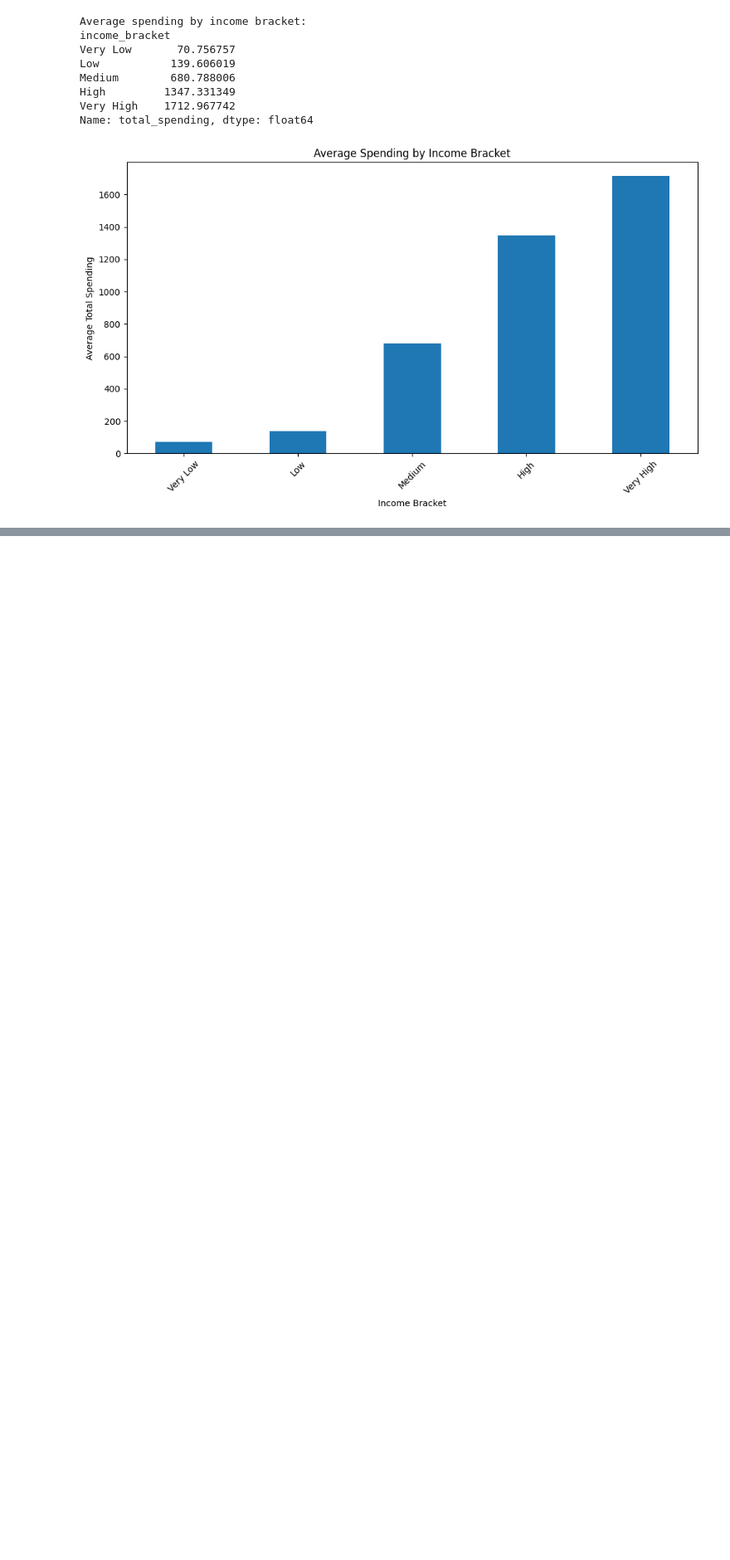
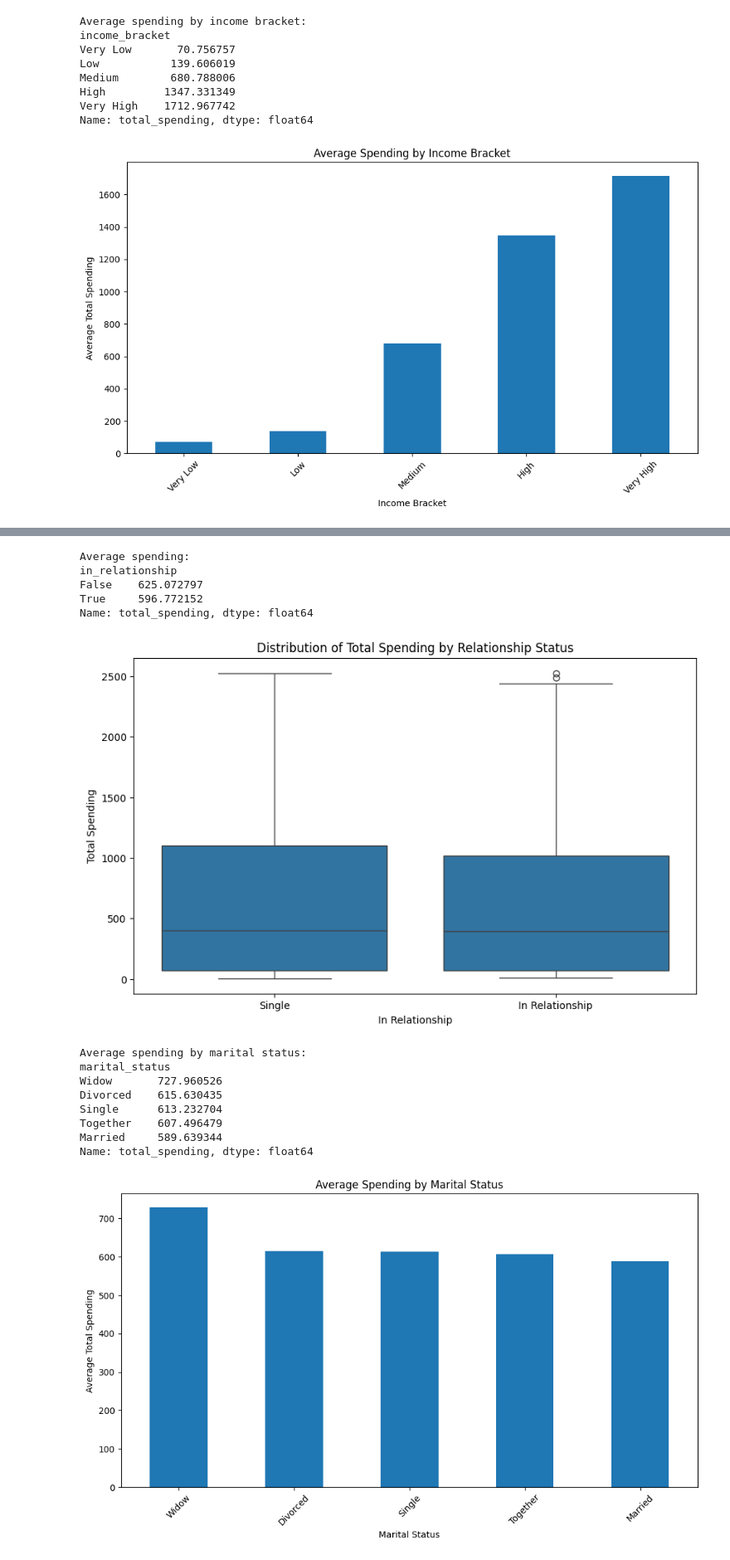
Before and after one commit to racrijoli/statistics, a Jupyter notebook: descriptive statistics module/first_challenge.ipynb, the cells around one changed output, grey strips where cells are left out. Shown: that part at 83% size. Saved outputs shown, nothing was run; the diff lists cells and outputs as text; code cells hidden in the pictures; blank space fills up the shorter version.

```diff
--- a/descriptive statistics module/first_challenge.ipynb
+++ b/descriptive statistics module/first_challenge.ipynb
@@ -458,3 +461,63 @@ Name: total_spending, dtype: float64
+# %%
+# Married people spend the least in our platform. Widowers are the ones who spend the most.
+
+# First, ensure we have a single marital status for each customer
+marital_columns = ['marital_Divorced', 'marital_Married', 'marital_Single', 'marital_Together', 'marital_Widow']
+data['marital_status'] = data[marital_columns].idxmax(axis=1).str.replace('marital_', '')
+
+# Calculate total spending (adjust these columns based on your actual spending columns)
+spending_columns = ['MntWines', 'MntFruits', 'MntMeatProducts', 'MntFishProducts', 'MntSweetProducts', 'MntGoldProds']
+data['total_spending'] = data[spending_columns].sum(axis=1)
+
+# Create a binary variable for relationship status
+data['in_relationship'] = data['marital_status'].isin(['Married', 'Together'])
+
+# Calculate average spending for people in relationships and single
+avg_spending = data.groupby('in_relationship')['total_spending'].mean()
+
+print("Average spending:")
+print(avg_spending)
+
+# Visualize the distribution of spending
+plt.figure(figsize=(10, 6))
+sns.boxplot(x='in_relationship', y='total_spending', data=data)
+plt.title('Distribution of Total Spending by Relationship Status')
+plt.xlabel('In Relationship')
+plt.ylabel('Total Spending')
+plt.xticks([0, 1], ['Single', 'In Relationship'])
+plt.show()
+
+# Calculate average spending for each marital status
+avg_spending_by_status = data.groupby('marital_status')['total_spending'].mean().sort_values(ascending=False)
+
+print("\nAverage spending by marital status:")
+print(avg_spending_by_status)
+
+# Visualize average spending by marital status
+plt.figure(figsize=(10, 6))
+avg_spending_by_status.plot(kind='bar')
+plt.title('Average Spending by Marital Status')
+plt.xlabel('Marital Status')
+plt.ylabel('Average Total Spending')
+plt.xticks(rotation=45)
+plt.tight_layout()
+plt.show()
+# %% [output]
+Average spending:
+in_relationship
+False    625.072797
+True     596.772152
+Name: total_spending, dtype: float64
+[figure, added]
+Average spending by marital status:
+marital_status
+Widow       727.960526
+Divorced    615.630435
+Single      613.232704
+Together    607.496479
+Married     589.639344
+Name: total_spending, dtype: float64
+[figure, added]
 # %% [markdown]
 
 ### Go beyond!
```
Also changed, not shown: parts of 2 cells of this notebook.
